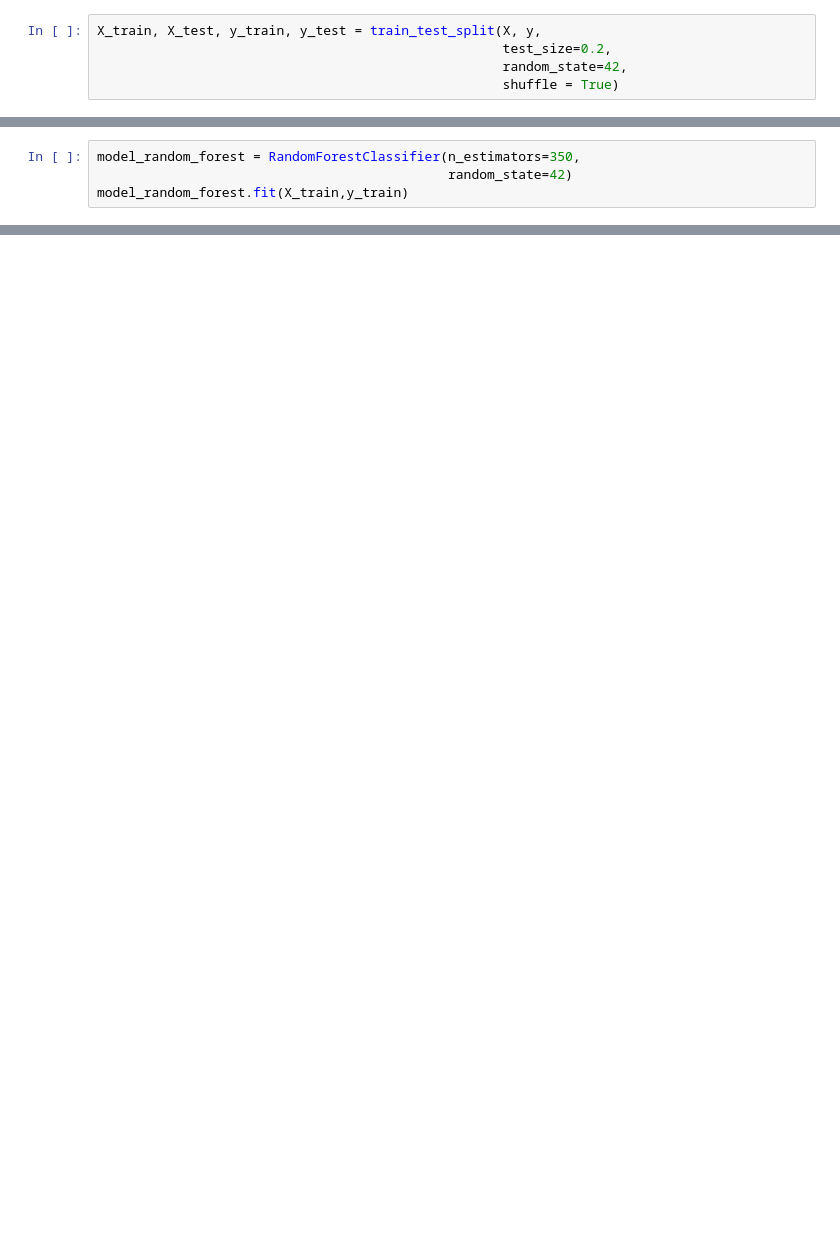
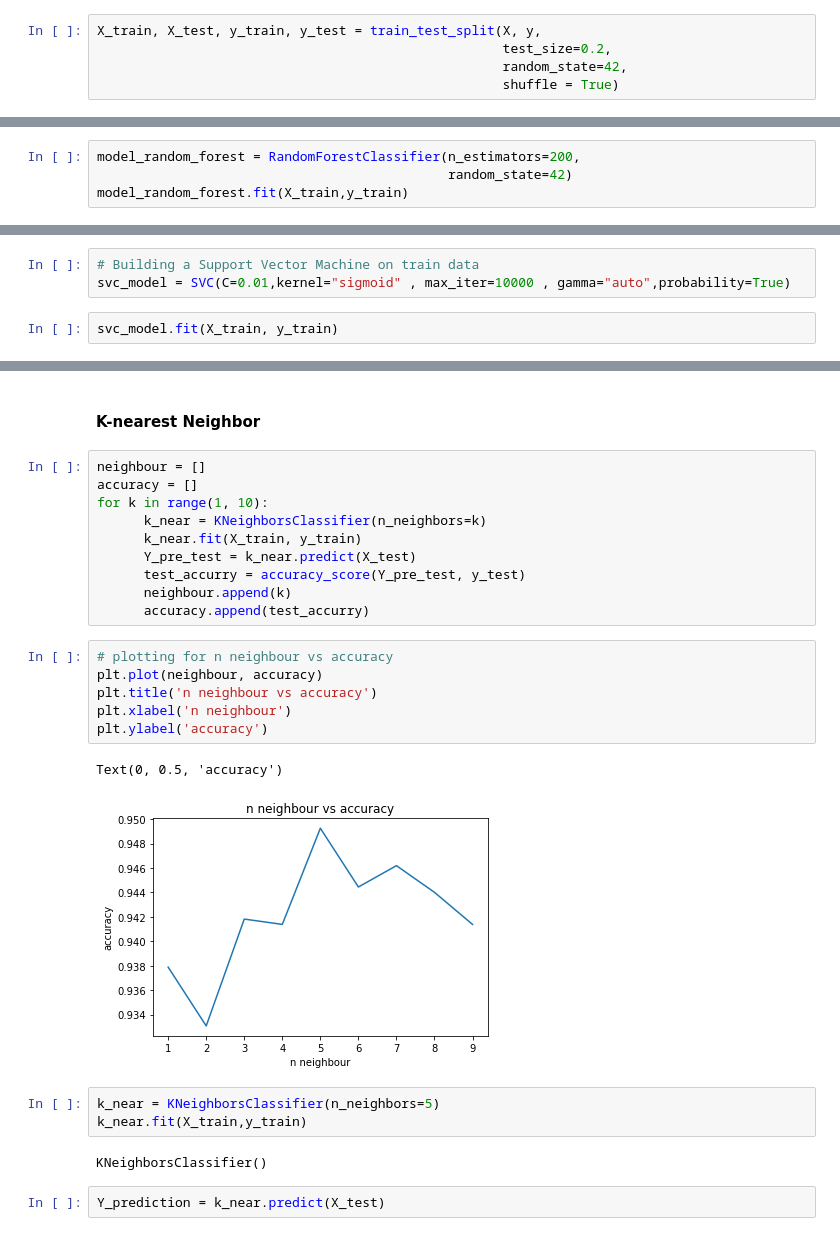
Before and after one commit to f-shirani/Phishing_Detection, a Jupyter notebook: Project.ipynb, the cells around one changed output, grey strips where cells are left out. Saved outputs shown, nothing was run; the diff lists cells and outputs as text; blank space fills up the shorter version.

Commit message:
ML_models

```diff
--- a/Project.ipynb
+++ b/Project.ipynb
@@ -115,5 +180,5 @@ X_train, X_test, y_train, y_test = train_test_split(X, y,
 # %%
-model_random_forest = RandomForestClassifier(n_estimators=350,
+model_random_forest = RandomForestClassifier(n_estimators=200,
                                              random_state=42)
 model_random_forest.fit(X_train,y_train)
 # %% [output]
@@ -140,0 +199,5 @@ shap.summary_plot(shap_values, features=X_test, feature_names=X_test.columns)
+# %%
+# Building a Support Vector Machine on train data
+svc_model = SVC(C=0.01,kernel="sigmoid" , max_iter=10000 , gamma="auto",probability=True)
+# %%
+svc_model.fit(X_train, y_train)
@@ -140,0 +217,28 @@ shap.summary_plot(shap_values, features=X_test, feature_names=X_test.columns)
+# %% [markdown]
+#### K-nearest Neighbor
+# %%
+neighbour = []
+accuracy = []
+for k in range(1, 10):
+      k_near = KNeighborsClassifier(n_neighbors=k)
+      k_near.fit(X_train, y_train)
+      Y_pre_test = k_near.predict(X_test)
+      test_accurry = accuracy_score(Y_pre_test, y_test)
+      neighbour.append(k)
+      accuracy.append(test_accurry)
+# %%
+# plotting for n neighbour vs accuracy
+plt.plot(neighbour, accuracy)
+plt.title('n neighbour vs accuracy')
+plt.xlabel('n neighbour')
+plt.ylabel('accuracy')
+# %% [output]
+Text(0, 0.5, 'accuracy')
+[figure, added]
+# %%
+k_near = KNeighborsClassifier(n_neighbors=5)
+k_near.fit(X_train,y_train)
+# %% [output]
+KNeighborsClassifier()
+# %%
+Y_prediction = k_near.predict(X_test)
```
Also changed, not shown: parts of 38 cells of this notebook.
